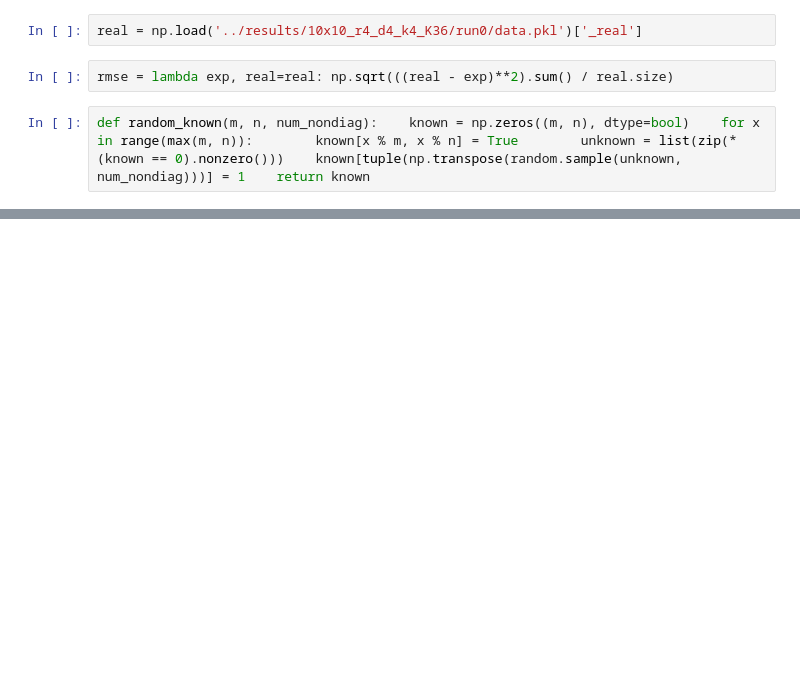
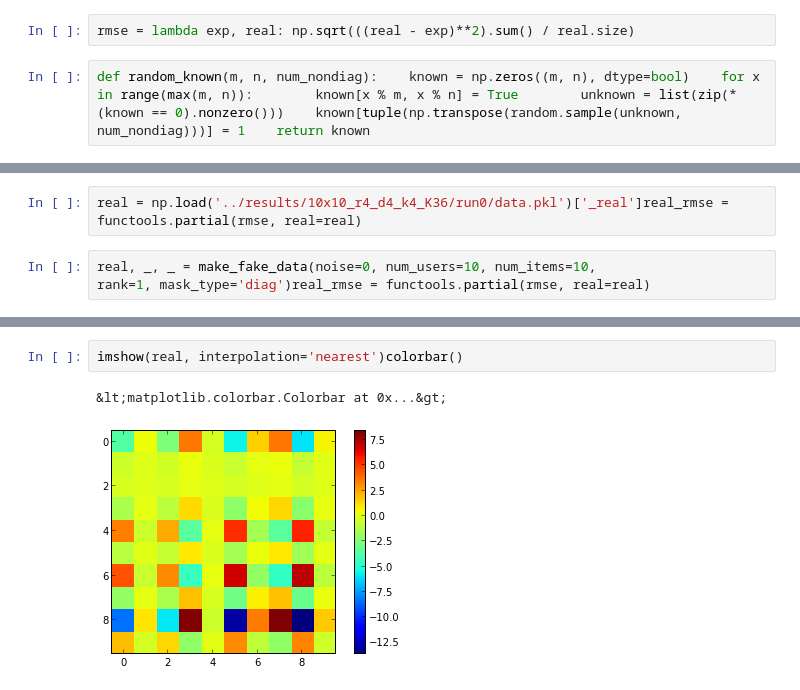
Before and after one commit to autonlab/active-matrix-factorization, a Jupyter notebook: python-pmf/choice-quality.ipynb, the cells around one changed output, grey strips where cells are left out. Saved outputs shown, nothing was run; the diff lists cells and outputs as text; blank space fills up the shorter version.

```diff
--- a/python-pmf/choice-quality.ipynb
+++ b/python-pmf/choice-quality.ipynb
@@ -3,7 +3,5 @@ from bayes_pmf import *from active_pmf import *import pickle
-# %%
-real = np.load('../results/10x10_r4_d4_k4_K36/run0/data.pkl')['_real']
 # %%
-rmse = lambda exp, real=real: np.sqrt(((real - exp)**2).sum() / real.size)
+rmse = lambda exp, real: np.sqrt(((real - exp)**2).sum() / real.size)
 # %%
 def random_known(m, n, num_nondiag):    known = np.zeros((m, n), dtype=bool)    for x in range(max(m, n)):        known[x % m, x % n] = True        unknown = list(zip(*(known == 0).nonzero()))    known[tuple(np.transpose(random.sample(unknown, num_nondiag)))] = 1    return known
 # %%
@@ -16,0 +9,4 @@ array([[ True, False, False, False, False, False, False, False, False,        Fa
+# %%
+real = np.load('../results/10x10_r4_d4_k4_K36/run0/data.pkl')['_real']real_rmse = functools.partial(rmse, real=real)
+# %%
+real, _, _ = make_fake_data(noise=0, num_users=10, num_items=10,                            rank=1, mask_type='diag')real_rmse = functools.partial(rmse, real=real)
@@ -29,0 +35,5 @@ hist(np.array([np.median(rmses) for rmses in child_rmses]) - np.median(init_rmse
+# %%
+imshow(real, interpolation='nearest')colorbar()
+# %% [output]
+&lt;matplotlib.colorbar.Colorbar at 0x...&gt;
+[figure, added]
```
Also changed, not shown: parts of 10 cells of this notebook, 1 other file.
